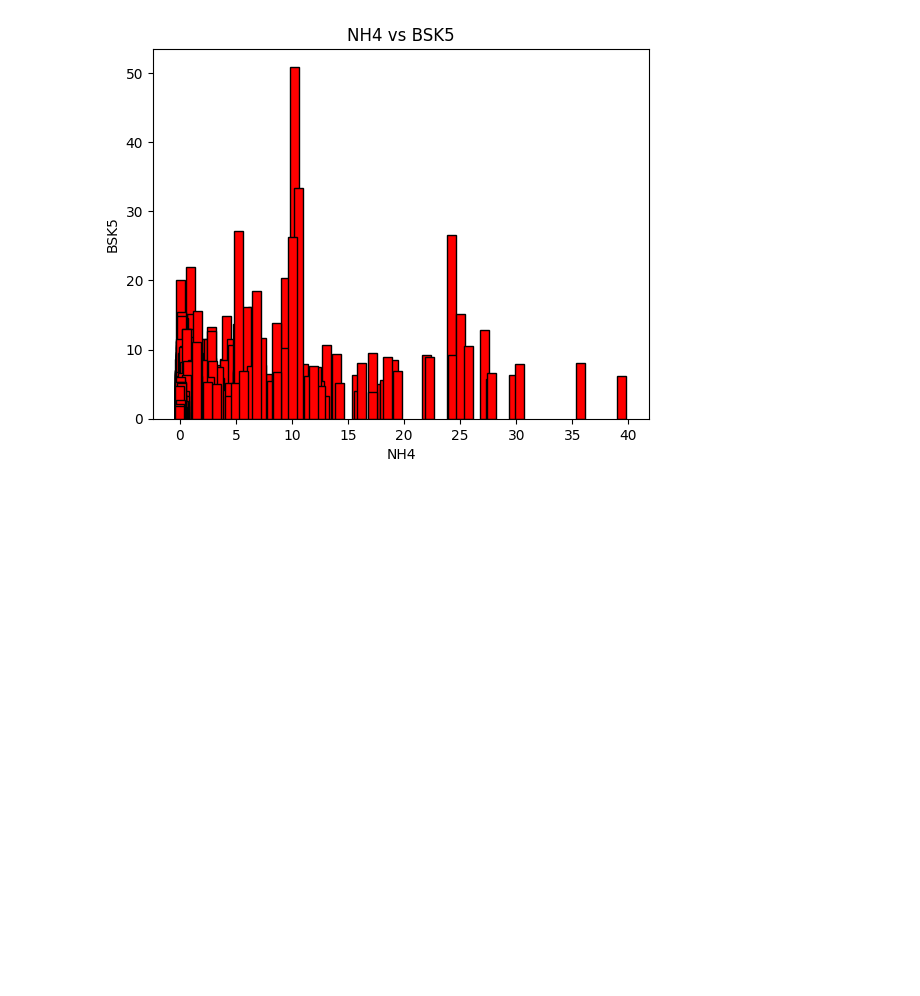
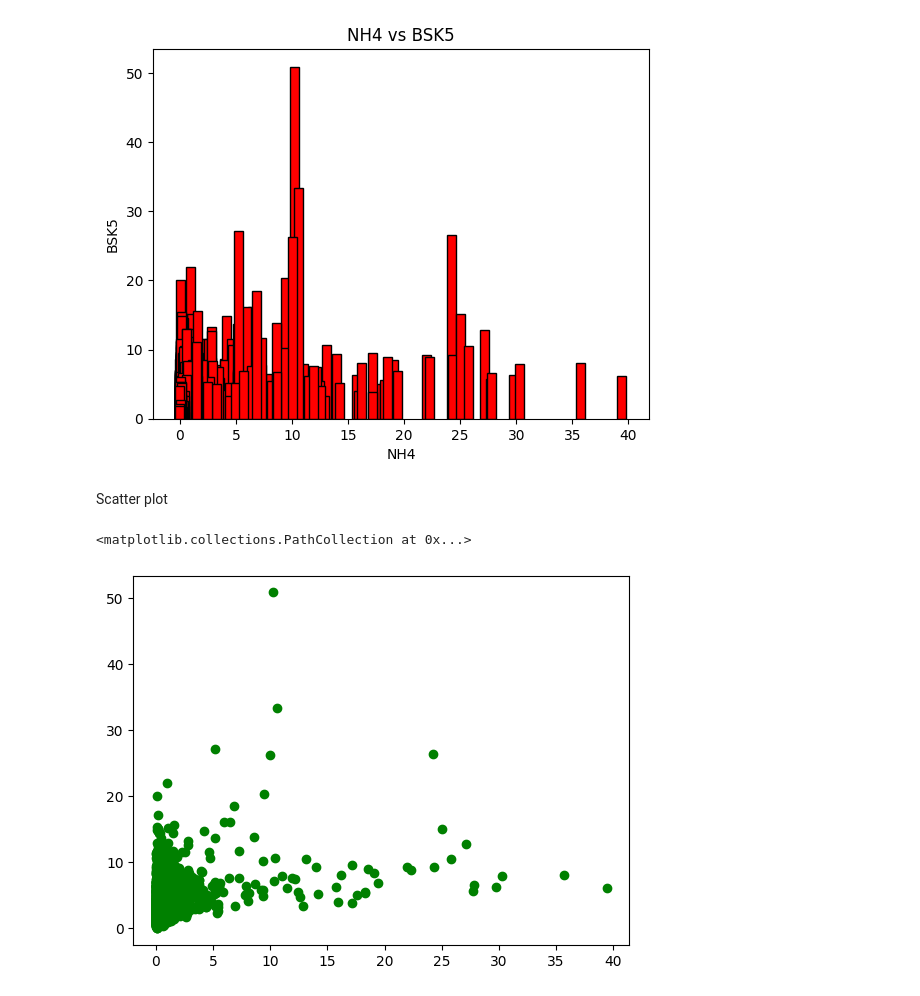
Before and after one commit to Arnab0Sarkar/Water_quality-prediction_AICTE, a Jupyter notebook: Water_quality_pre.ipynb, the cells around one changed output. Drawn from its saved outputs; the diff is of its cells as text; code cells hidden in the pictures; blank space fills up the shorter version.

```diff
--- a/Water_quality_pre.ipynb
+++ b/Water_quality_pre.ipynb
@@ -242,3 +227,10 @@ plt.title('NH4 vs BSK5')
 plt.show()
 # %% [output]
 [figure]
+# %% [markdown]
+Scatter plot
+# %%
+plt.scatter(df['NH4'], df['BSK5'],marker='o',color='green')
+# %% [output]
+<matplotlib.collections.PathCollection at 0x...>
+[figure, added]
```
Also changed, not shown: parts of 1 cell of this notebook.
